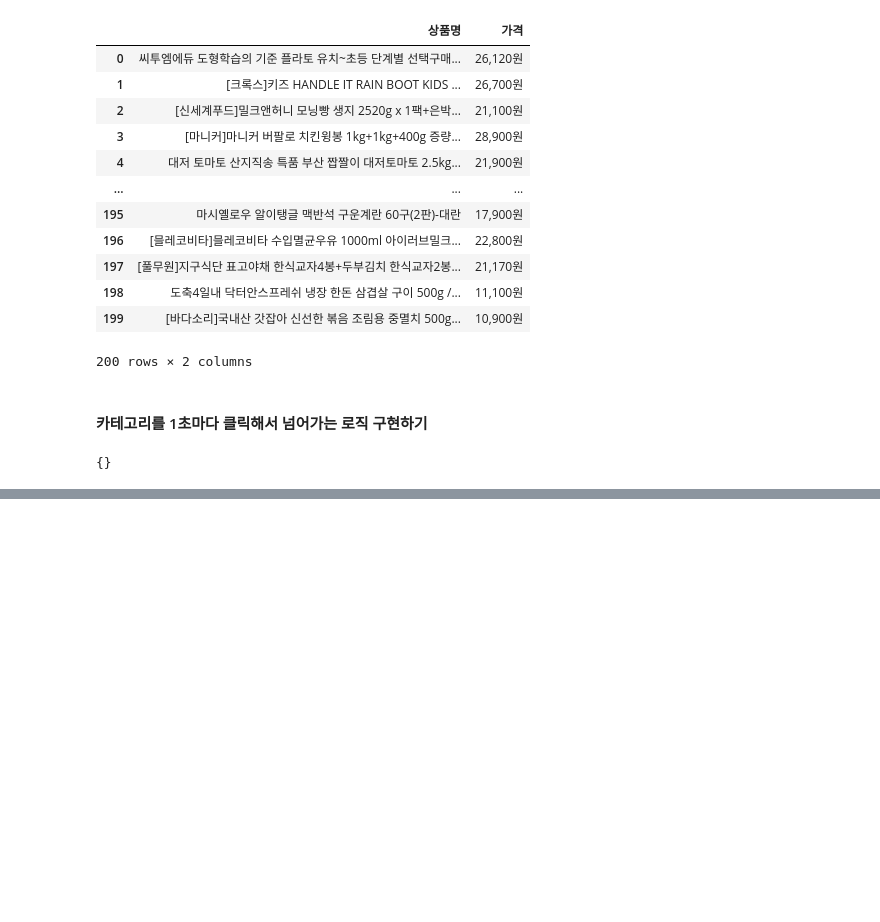
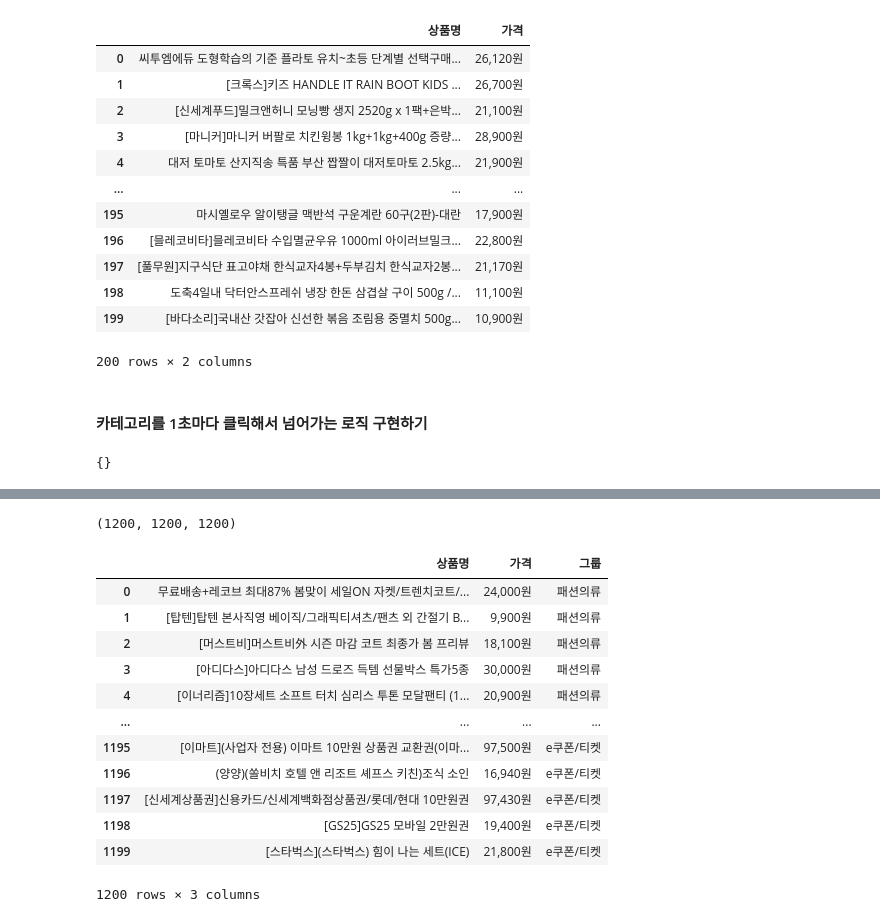
Before and after one commit to rlgus3351/WebCrawling, a Jupyter notebook: 8.지마켓 베스트 상품 데이터 수집 실습.ipynb, the cells around one changed output, grey strips where cells are left out. Saved outputs shown, nothing was run; the diff lists cells and outputs as text; code cells hidden in the pictures; blank space fills up the shorter version.

```diff
--- a/8.지마켓 베스트 상품 데이터 수집 실습.ipynb
+++ b/8.지마켓 베스트 상품 데이터 수집 실습.ipynb
@@ -185,0 +198,4 @@ data
+# %%
+url = "https://corners.gmarket.co.kr/bestsellers"
+driver = webdriver.Chrome()
+driver.get(url)
@@ -185,0 +216,31 @@ data
+# %%
+pdNameList2 = []
+pdPriceList2 = []
+groupList2 = []
+
+# ALL이 아니라, 패션의류부터 시작
+# 카테고리가 12개 고정이라 범위를 1~12까지 설정해준다.
+for i in range(1, 13):
+
+    # 위에 groupList에 담았던 변수들이 페이지를 돌아다니면서 요소상태가 변해서 오류가 나서 for문 안에 넣어준다.
+    group = driver.find_elements(By.CSS_SELECTOR, '#categoryTabG > li > a')
+
+    # click()으로 페이지가 넘어가기 전에 그룹데이터를 변수에 저장하고
+    # 각 상품에 그룹 데이터를 매핑하기 위한 데이터
+    groupNm = group[i].text
+
+    group[i].click()
+    time.sleep(1)
+    # 그룹리스트별 a를 클릭
+
+    # 그룹별 상품 데이터 수집
+    pdNameList = driver.find_elements(By.CSS_SELECTOR, "a.itemname")
+    pdPriceList = driver.find_elements(By.CSS_SELECTOR, 'span.for-a11y + strong > span')
+    print("-"*50)
+
+    for j in range(len(pdNameList)):
+        pdNameList2.append(pdNameList[j].text)
+        pdPriceList2.append(pdPriceList[j].text)
+
+        # 그룹에 대한 데이터를 넣어주기 위해
+        groupList2.append(groupNm)
@@ -185,0 +260,23 @@ data
+# %%
+# 리스트 개수 파악하기!
+len(pdNameList2), len(pdPriceList2), len(groupList2)
+# %% [output]
+(1200, 1200, 1200)
+# %%
+gmarket_dic = {'상품명': pdNameList2 , "가격": pdPriceList2, '그룹': groupList2}
+gmarket_df = pd.DataFrame(gmarket_dic)
+gmarket_df
+# %% [output]
+|  | 상품명 | 가격 | 그룹 |
+| 0 | 무료배송+레코브 최대87% 봄맞이 세일ON 자켓/트렌치코트/... | 24,000원 | 패션의류 |
+| 1 | [탑텐]탑텐 본사직영 베이직/그래픽티셔츠/팬츠 외 간절기 B... | 9,900원 | 패션의류 |
+| 2 | [머스트비]머스트비外 시즌 마감 코트 최종가 봄 프리뷰 | 18,100원 | 패션의류 |
+| 3 | [아디다스]아디다스 남성 드로즈 득템 선물박스 특가5종 | 30,000원 | 패션의류 |
+| 4 | [이너리즘]10장세트 소프트 터치 심리스 투톤 모달팬티 (1... | 20,900원 | 패션의류 |
+| ... | ... | ... | ... |
+| 1195 | [이마트](사업자 전용) 이마트 10만원 상품권 교환권(이마... | 97,500원 | e쿠폰/티켓 |
+| 1196 | (양양)(쏠비치 호텔 앤 리조트 셰프스 키친)조식 소인 | 16,940원 | e쿠폰/티켓 |
+| 1197 | [신세계상품권]신용카드/신세계백화점상품권/롯데/현대 10만원권 | 97,430원 | e쿠폰/티켓 |
+| 1198 | [GS25]GS25 모바일 2만원권 | 19,400원 | e쿠폰/티켓 |
+| 1199 | [스타벅스](스타벅스) 힘이 나는 세트(ICE) | 21,800원 | e쿠폰/티켓 |
+1200 rows × 3 columns
```
Also changed, not shown: parts of 13 cells of this notebook, 4 other files.
